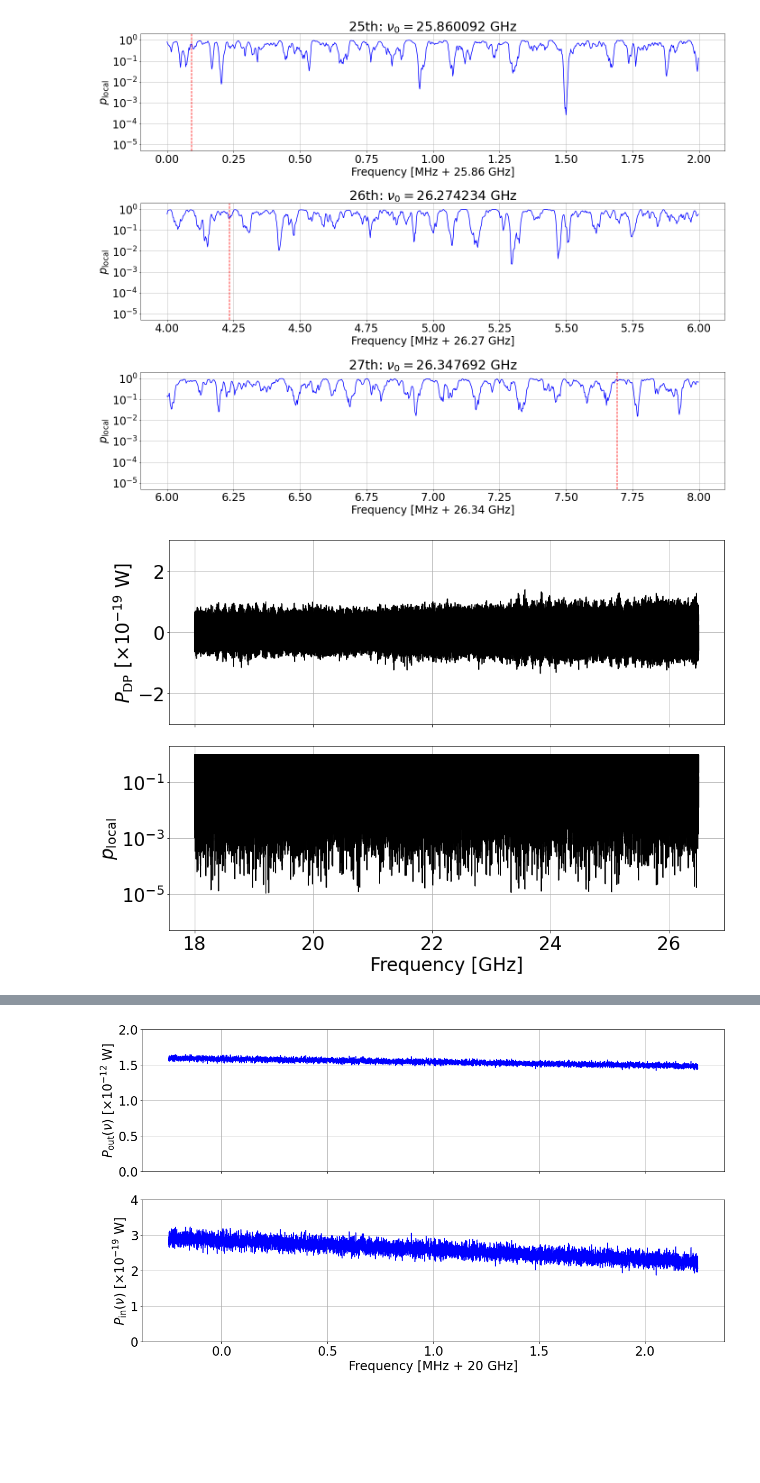
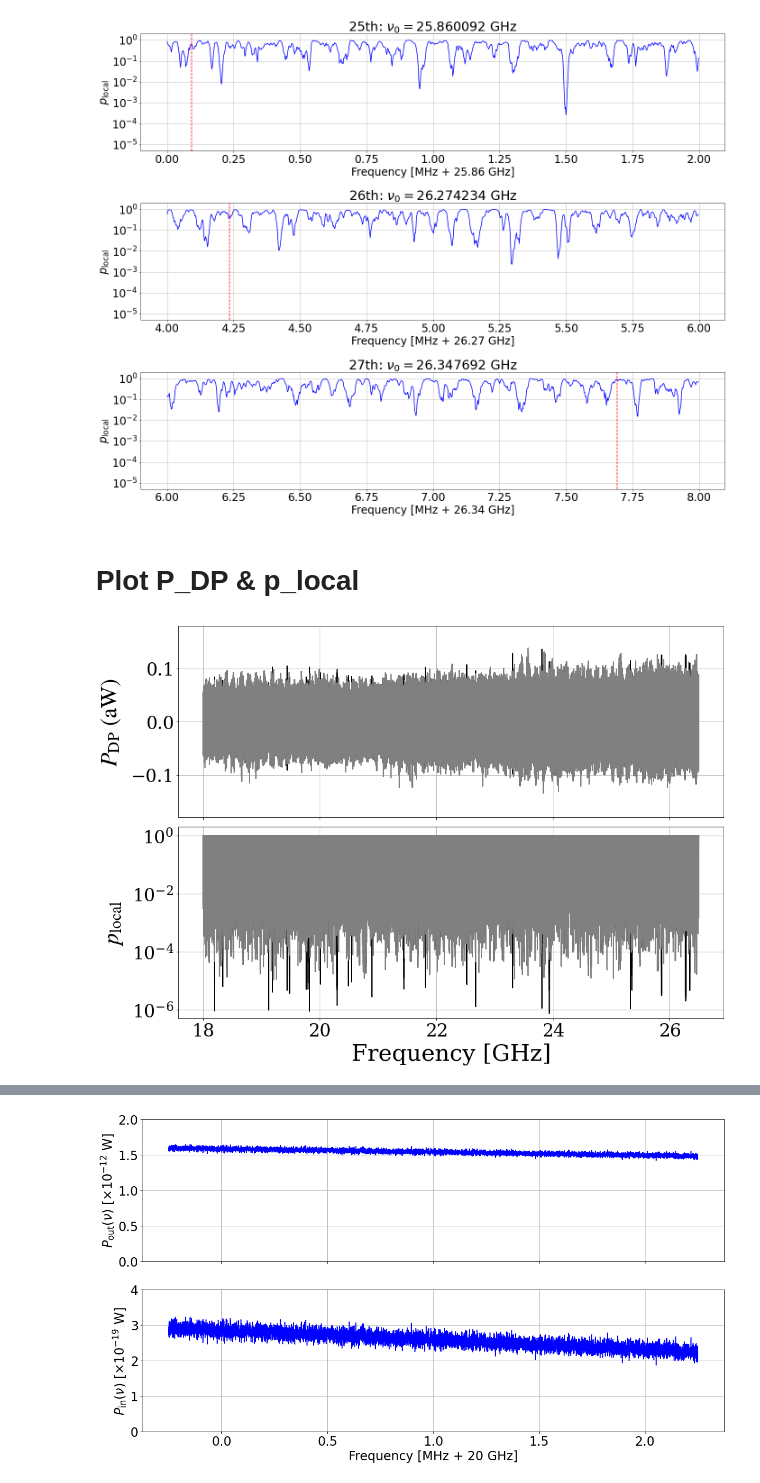
Before and after one commit to sadachi5/dosue-k, a Jupyter notebook: quick_plot.ipynb, the cells around one changed output, grey strips where cells are left out. Cells and saved outputs as stored; diff of their text form; code cells hidden in the pictures; blank space fills up the shorter version.

Commit message:
modify peak_search & quick_plot;

```diff
--- a/quick_plot.ipynb
+++ b/quick_plot.ipynb
@@ -163,3 +164,5 @@ fig.tight_layout()
 plt.savefig("../result_figure/under_1e5/from25to27_add.pdf")
 # %% [output]
 [figure]
+# %% [markdown]
+# Plot P_DP & p_local
@@ -166,67 +250,27 @@ plt.savefig("../result_figure/under_1e5/from25to27_add.pdf")
 # %%
+fig, axes = plt.subplots(2,1,figsize=(14,10), squeeze=False, sharex=True)
+fig.tight_layout()
+axes[0][0].plot(freq_P_before*1.0e-9, y_P_before*W_conv, color='black')
+axes[0][0].plot(freq_P_after*1.0e-9, y_P_after*W_conv, color='grey')
+axes[1][0].plot(freq_before*1.0e-9, y_before, color='black')
+axes[1][0].plot(freq_after*1.0e-9, y_after, color='grey')
+
 plt.rcParams["font.size"] = 28
-fig, axes = plt.subplots(2,1,figsize=(14,10), squeeze=False, sharex=True)
-
-check_freq = np.array([18190, 18336, 19120, 19186, 19440, 19478, 19766, 19794, 19818, 20006, 20296, 20302, 20490, 20540, 20892, 21442, 21808, 22522, 22672, 23306, 23808, 23934, 25328, 25352, 25860, 26274, 26346])
-check_freq = check_freq*1000 - 250
-
-for i in range(180, 265, 1):
-    start_freq = i/10
-    initial = int(start_freq * 1.e+6 - 250)
-    final = int(initial + 1.e+5)
-
-    for j in range(initial, final, 2000):
-        word = list(str(j))
-        word.insert(2, ".")
-        start = "".join(word)
-
-        if float(start)*1e6 in check_freq:
-            # P_DP
-            path = "/data/ms2840a/result_data/check_result/fit_result/start_{}GHz.csv".format(start)
-            data = func.csv_to_array(path)
-            axes[0][0].plot(data["freq_0"]/1e9, data["P"]*1e19, color="black")
-
-            # p_local before
-            # path = "/data/ms2840a/result_data/signal_p_local/start_{}GHz.csv".format(start)
-            # data = func.csv_to_array(path)
-            # axes[1][0].plot(data["freq_0"]/1e9, data["p_local"], color="black")
-
-            # p_local after
-            path = "/data/ms2840a/result_data/check_result/signal_p_local_mean_W/start_{}GHz.csv".format(start)
-            data = func.csv_to_array(path)
-            axes[1][0].plot(data["freq_0"]/1e9, data["p_local"], color="black")
-        else:
-            # P_DP
-            path = "/data/ms2840a/result_data/fit_result/start_{}GHz.csv".format(start)
-            data = func.csv_to_array(path)
-            axes[0][0].plot(data["freq_0"]/1e9, data["P"]*1e19, color="black")
-
-            # p_local before
-            path = "/data/ms2840a/result_data/signal_p_local/start_{}GHz.csv".format(start)
-            data = func.csv_to_array(path)
-            axes[1][0].plot(data["freq_0"]/1e9, data["p_local"], color="black")
-
-
+plt.rcParams["mathtext.fontset"] = 'stix'
+plt.rcParams["font.family"] = 'serif'
 
 ax = axes[0][0]
 ax.grid()
-ax.set_ylim([-3, 3])
-ax.set_ylabel(r"$P_{\rm DP} ~[\times 10^{-19} ~{\rm W}]$")
-"""
-ax = axes[1][0]
-ax.grid()
-ax.set_ylabel(r"$\Delta P_{\rm DP} ~[\times 10^{-19} ~{\rm W}]$")
-"""
+ax.set_ylim([-0.18, 0.18])
+ax.set_ylabel(r"$P_{\rm DP} ~(\mathrm{aW})$", labelpad=12, fontsize=36)
 ax = axes[1][0]
 ax.grid()
 ax.set_yscale("log")
-ax.set_ylabel(r"$p_{\rm local}$")
-#ax.set_yticks([1e-1, 1e-3, 1e-5])
-ax.set_xlabel("Frequency [GHz]")
+ax.set_ylabel(r"$p_{\rm local}$", labelpad=12, fontsize=36)
+ax.set_yticks([1e-0, 1e-2, 1e-4, 1e-6])
+ax.set_xlabel("Frequency [GHz]", fontsize=36)
 ax.set_ylim([5e-7, 2])
 
-fig.tight_layout()
-
-plt.savefig("../result_figure/fit_result/plocal_after_gray.png")
+fig.subplots_adjust(hspace=0.05)
 # %% [output]
-[figure, old version]
+[figure, new version]
```
Also changed, not shown: parts of 5 cells of this notebook, 3 other files.
